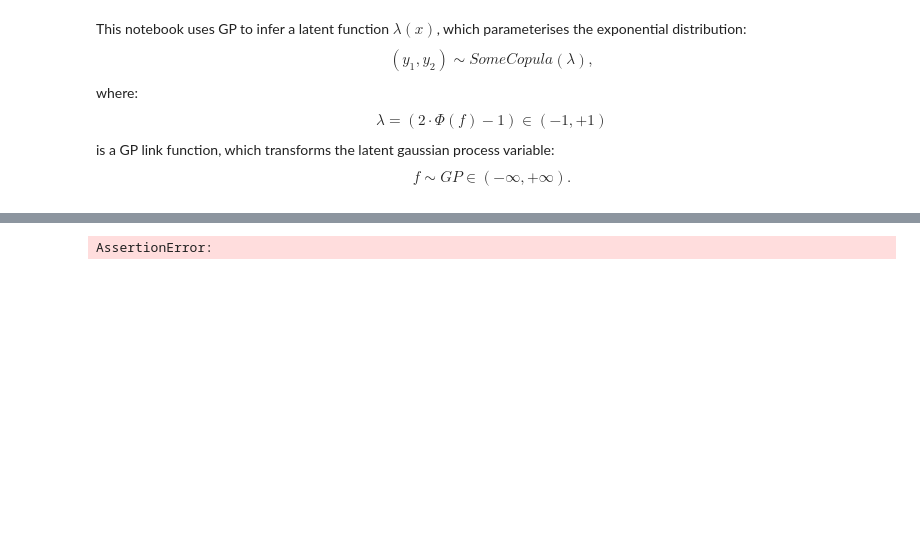
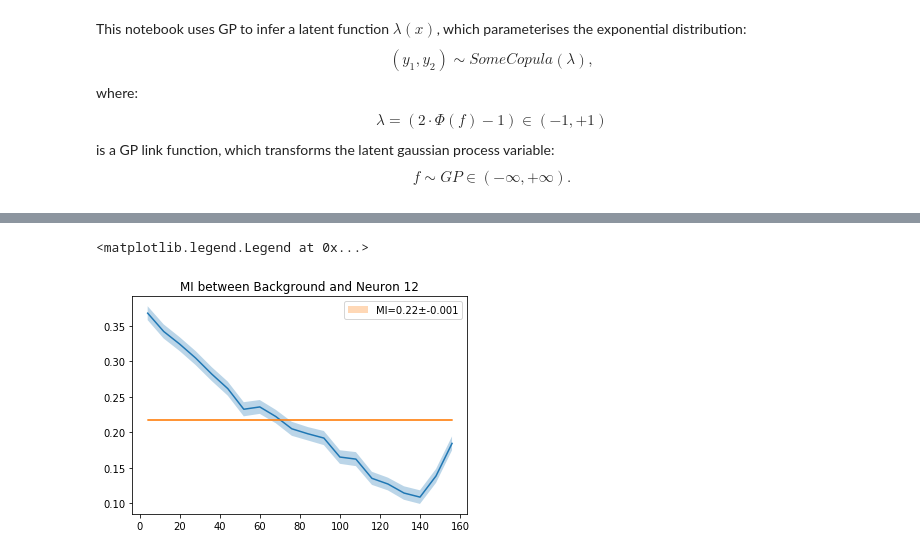
Before and after one commit to NinelK/CopulaGP, a Jupyter notebook: MI_FI_est.ipynb, the cells around one changed output, grey strips where cells are left out. Saved outputs shown, nothing was run; the diff lists cells and outputs as text; code cells hidden in the pictures; blank space fills up the shorter version.

```diff
--- a/MI_FI_est.ipynb
+++ b/MI_FI_est.ipynb
@@ -325,19 +323,20 @@ tensor(411.5451, device='cuda:0') tensor(12.1446, device='cuda:0') tensor(399.40
 n_int = 20
 ints = np.linspace(0.,1.,n_int+1)
 MIs = np.zeros((n_int,2))
-#for i, (s,e) in enumerate(zip(ints[:-1],ints[1:])):
-#     MIs[i] = [-el.cpu().numpy() for el in model.entropy(interv=torch.tensor([s,e]))]
+for i, (s,e) in enumerate(zip(ints[:-1],ints[1:])):
+    MIs[i] = np.array([-el.cpu().numpy() for el in model.entropy(interv=torch.tensor([s,e]),sem_tol=0.005)]).squeeze()
 MI, dMI = [-el.cpu().item() for el in model.entropy(sem_tol=1e-3)]
-# %% [output]
-AssertionError:
 # %%
-mid = (ints[1:]+ints[:-1])/2
-plt.plot(mid*160,MIs[:,0])
-plt.fill_between(mid*160,MIs[:,0]-2*MIs[:,1],MIs[:,0]+2*MIs[:,1],alpha=0.3)
-plt.plot(mid*160,np.ones_like(mid)*MI)
-plt.fill_between(mid*160,np.ones_like(mid)*(MI-dMI),np.ones_like(mid)*(MI+dMI),alpha=0.3,label="MI={:.2}±{:.1}".format(MI,dMI))
+mid = (ints[1:]+ints[:-1])/2*160
+plt.plot(mid,MIs[:,0])
+plt.fill_between(mid,MIs[:,0]-2*MIs[:,1],MIs[:,0]+2*MIs[:,1],alpha=0.3)
+plt.plot(mid,np.ones_like(mid)*MI)
+plt.fill_between(mid,np.ones_like(mid)*(MI-dMI),np.ones_like(mid)*(MI+dMI),alpha=0.3,label="MI={:.2}±{:.1}".format(MI,dMI))
 plt.title('MI between {} and {}'.format(name1,name2))
 plt.legend()
+# %% [output]
+<matplotlib.legend.Legend at 0x...>
+[figure, added]
 # %%
 # MIs_all = MIs
 # MI_all = MI
```
Also changed, not shown: parts of 23 cells of this notebook, 3 other files.
